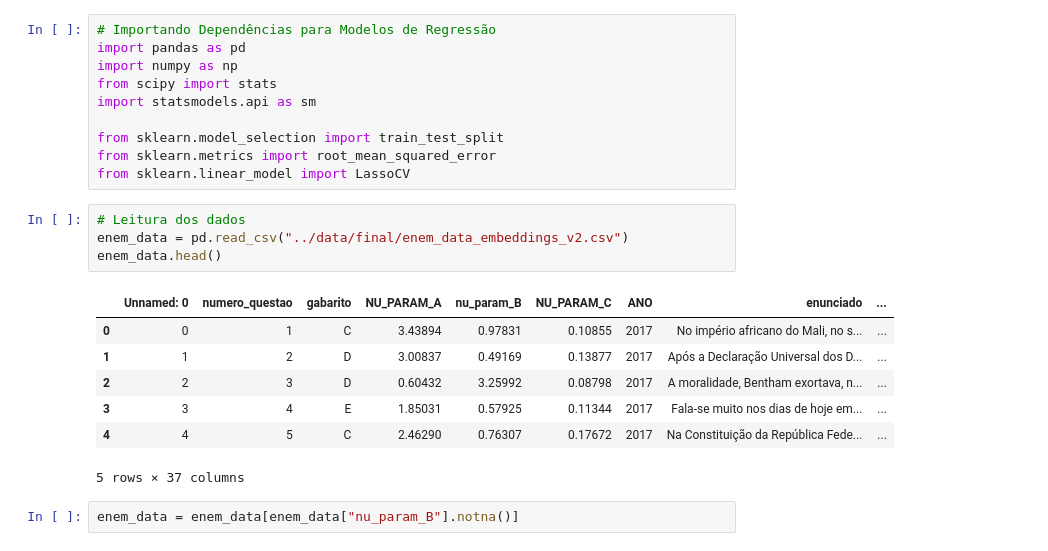
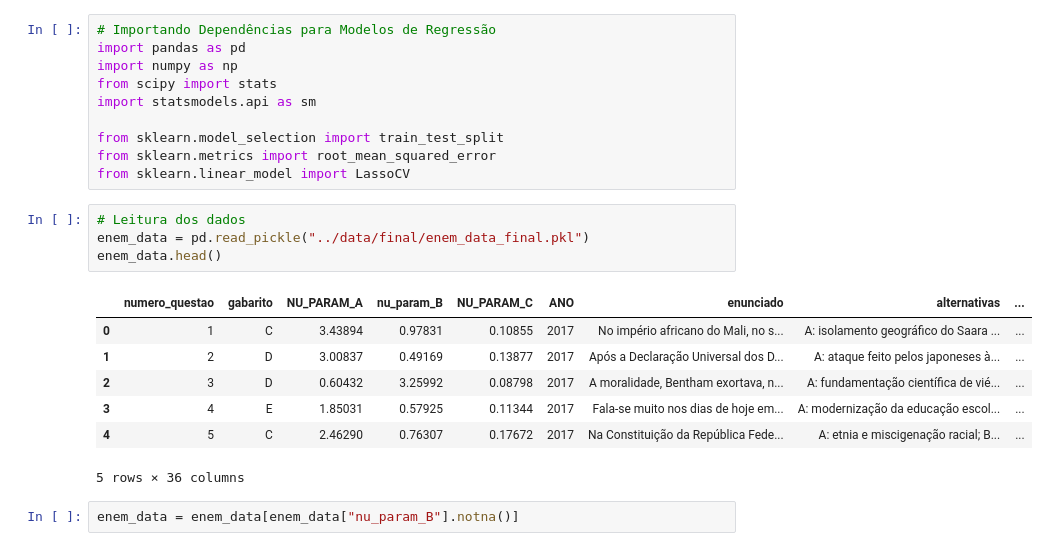
Before and after one commit to ciziks/enem-embbedings-social-questions, a Jupyter notebook: notebooks/6. Modelos de Regressão.ipynb, the cells around one changed output. Cells and saved outputs as stored; diff of their text form.

```diff
--- a/notebooks/6. Modelos de Regressão.ipynb
+++ b/notebooks/6. Modelos de Regressão.ipynb
@@ -14,16 +14,16 @@ from sklearn.metrics import root_mean_squared_error
 from sklearn.linear_model import LassoCV
 # %%
 # Leitura dos dados
-enem_data = pd.read_csv("../data/final/enem_data_embeddings_v2.csv")
+enem_data = pd.read_pickle("../data/final/enem_data_final.pkl")
 enem_data.head()
 # %% [output]
-|  | Unnamed: 0 | numero_questao | gabarito | NU_PARAM_A | nu_param_B | NU_PARAM_C | ANO | enunciado | ... |
-| 0 | 0 | 1 | C | 3.43894 | 0.97831 | 0.10855 | 2017 | No império africano do Mali, no s... | ... |
-| 1 | 1 | 2 | D | 3.00837 | 0.49169 | 0.13877 | 2017 | Após a Declaração Universal dos D... | ... |
-| 2 | 2 | 3 | D | 0.60432 | 3.25992 | 0.08798 | 2017 | A moralidade, Bentham exortava, n... | ... |
-| 3 | 3 | 4 | E | 1.85031 | 0.57925 | 0.11344 | 2017 | Fala-se muito nos dias de hoje em... | ... |
-| 4 | 4 | 5 | C | 2.46290 | 0.76307 | 0.17672 | 2017 | Na Constituição da República Fede... | ... |
+|  | numero_questao | gabarito | NU_PARAM_A | nu_param_B | NU_PARAM_C | ANO | enunciado | alternativas | ... |
+| 0 | 1 | C | 3.43894 | 0.97831 | 0.10855 | 2017 | No império africano do Mali, no s... | A: isolamento geográﬁco do Saara ... | ... |
+| 1 | 2 | D | 3.00837 | 0.49169 | 0.13877 | 2017 | Após a Declaração Universal dos D... | A: ataque feito pelos japoneses à... | ... |
+| 2 | 3 | D | 0.60432 | 3.25992 | 0.08798 | 2017 | A moralidade, Bentham exortava, n... | A: fundamentação cientíﬁca de vié... | ... |
+| 3 | 4 | E | 1.85031 | 0.57925 | 0.11344 | 2017 | Fala-se muito nos dias de hoje em... | A: modernização da educação escol... | ... |
+| 4 | 5 | C | 2.46290 | 0.76307 | 0.17672 | 2017 | Na Constituição da República Fede... | A: etnia e miscigenação racial; B... | ... |
-5 rows × 37 columns
+5 rows × 36 columns
 # %%
 enem_data = enem_data[enem_data["nu_param_B"].notna()]
 # %% [markdown]
```
Also changed, not shown: parts of 43 cells of this notebook, 3 other files.
